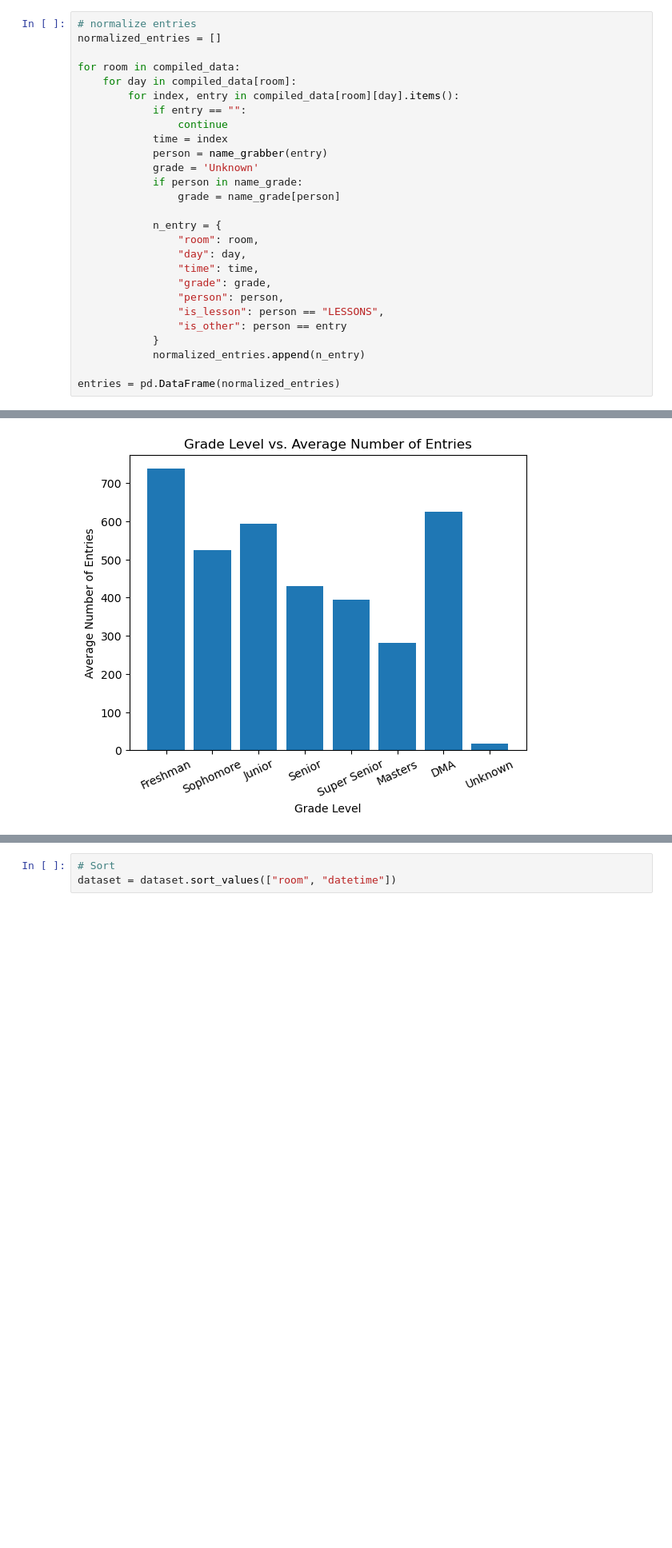
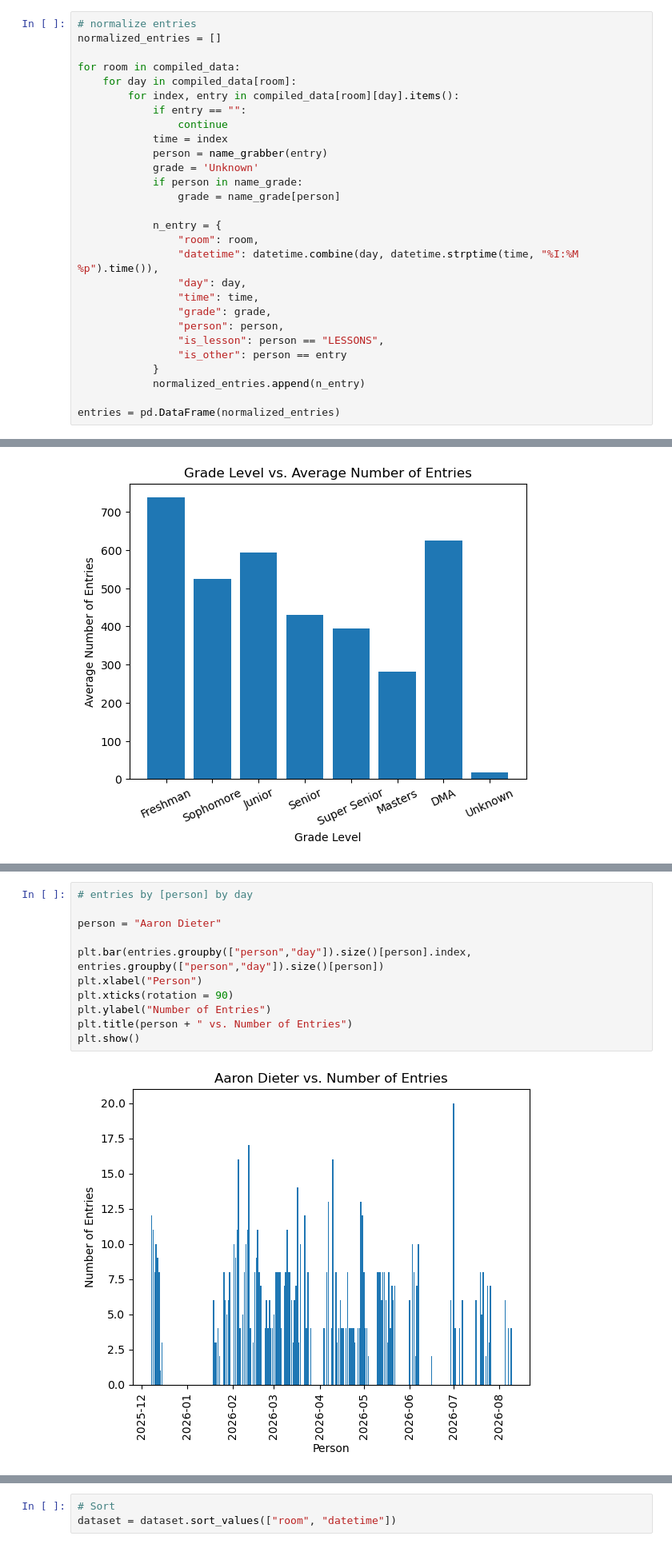
Before and after one commit to amdieter/practice-room-data, a Jupyter notebook: Practice Log.ipynb, the cells around one changed output, grey strips where cells are left out. Shown at 80% size. Saved outputs shown, nothing was run; the diff lists cells and outputs as text; blank space fills up the shorter version.

```diff
--- a/Practice Log.ipynb
+++ b/Practice Log.ipynb
@@ -154,6 +152,7 @@ for room in compiled_data:
 
             n_entry = {
                 "room": room,
+                "datetime": datetime.combine(day, datetime.strptime(time, "%I:%M %p").time()),
                 "day": day,
                 "time": time,
                 "grade": grade,
@@ -522,3 +544,16 @@ plt.show()
+# %%
+# entries by [person] by day
+
+person = "Aaron Dieter"
+
+plt.bar(entries.groupby(["person","day"]).size()[person].index, entries.groupby(["person","day"]).size()[person])
+plt.xlabel("Person")
+plt.xticks(rotation = 90)
+plt.ylabel("Number of Entries")
+plt.title(person + " vs. Number of Entries")
+plt.show()
+# %% [output]
+[figure, added]
 # %%
 plt.bar(entries.groupby(["person"]).size().index, entries.groupby(["person"]).size())
 plt.xlabel("Person")
```
Also changed, not shown: parts of 14 cells of this notebook, 4 other files.
